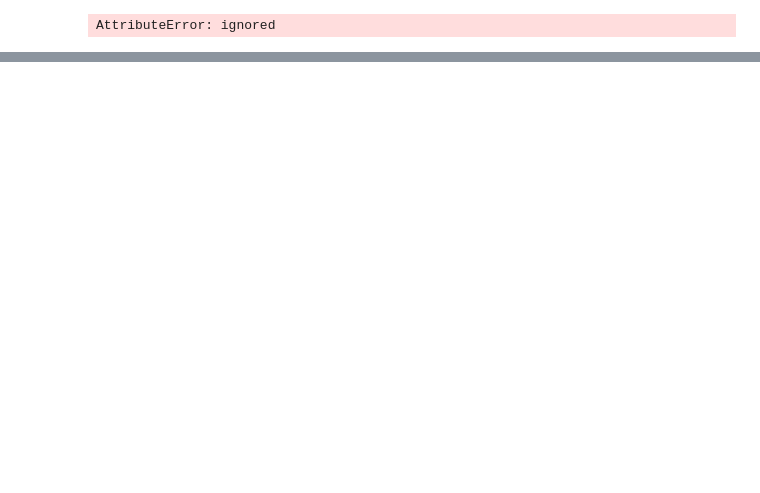
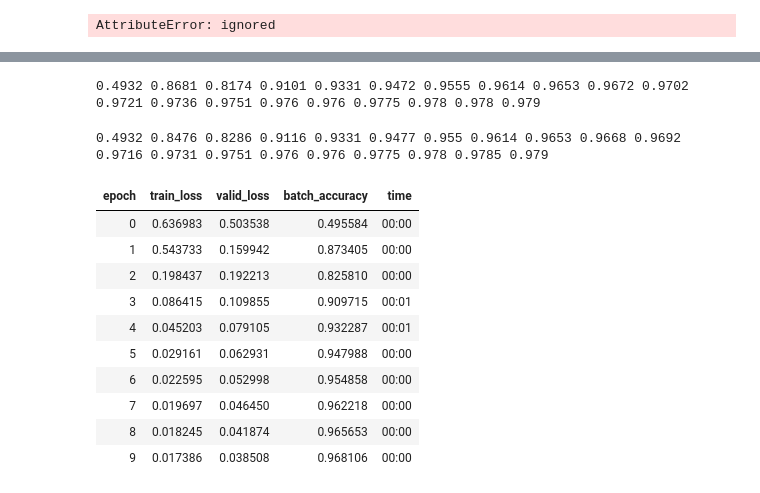
Before and after one commit to TBKHori/Analysis-ML-Deep-Learning, a Jupyter notebook: Untitled2.ipynb, the cells around one changed output, grey strips where cells are left out. Saved outputs shown, nothing was run; the diff lists cells and outputs as text; code cells hidden in the pictures; blank space fills up the shorter version.

```diff
--- a/Untitled2.ipynb
+++ b/Untitled2.ipynb
@@ -599,0 +609,5 @@ def batch_accuracy(xb, yb):
+# %%
+lr = 1.
+params = weights,bias
+train_epoch(linear1, lr, params)
+validate_epoch(linear1)
@@ -599,0 +616,4 @@ def batch_accuracy(xb, yb):
+# %%
+for i in range(20):
+    train_epoch(linear1, lr, params)
+    print(validate_epoch(linear1), end=' ')
@@ -599,0 +658,29 @@ def batch_accuracy(xb, yb):
+# %%
+train_model(linear_model, 20)
+# %% [output]
+0.4932 0.8681 0.8174 0.9101 0.9331 0.9472 0.9555 0.9614 0.9653 0.9672 0.9702 0.9721 0.9736 0.9751 0.976 0.976 0.9775 0.978 0.978 0.979
+# %%
+linear_model = nn.Linear(28*28,1)
+opt = SGD(linear_model.parameters(), lr)
+train_model(linear_model, 20)
+# %% [output]
+0.4932 0.8476 0.8286 0.9116 0.9331 0.9477 0.955 0.9614 0.9653 0.9668 0.9692 0.9716 0.9731 0.9751 0.976 0.976 0.9775 0.978 0.9785 0.979
+# %%
+dls = DataLoaders(dl, valid_dl)
+# %%
+learn = Learner(dls, nn.Linear(28*28,1), opt_func=SGD,
+                loss_func=mnist_loss, metrics=batch_accuracy)
+# %%
+learn.fit(10, lr=lr)
+# %% [output]
+| epoch | train_loss | valid_loss | batch_accuracy | time |
+| 0 | 0.636983 | 0.503538 | 0.495584 | 00:00 |
+| 1 | 0.543733 | 0.159942 | 0.873405 | 00:00 |
+| 2 | 0.198437 | 0.192213 | 0.825810 | 00:00 |
+| 3 | 0.086415 | 0.109855 | 0.909715 | 00:01 |
+| 4 | 0.045203 | 0.079105 | 0.932287 | 00:01 |
+| 5 | 0.029161 | 0.062931 | 0.947988 | 00:00 |
+| 6 | 0.022595 | 0.052998 | 0.954858 | 00:00 |
+| 7 | 0.019697 | 0.046450 | 0.962218 | 00:00 |
+| 8 | 0.018245 | 0.041874 | 0.965653 | 00:00 |
+| 9 | 0.017386 | 0.038508 | 0.968106 | 00:00 |
```
Also changed, not shown: parts of 29 cells of this notebook.
